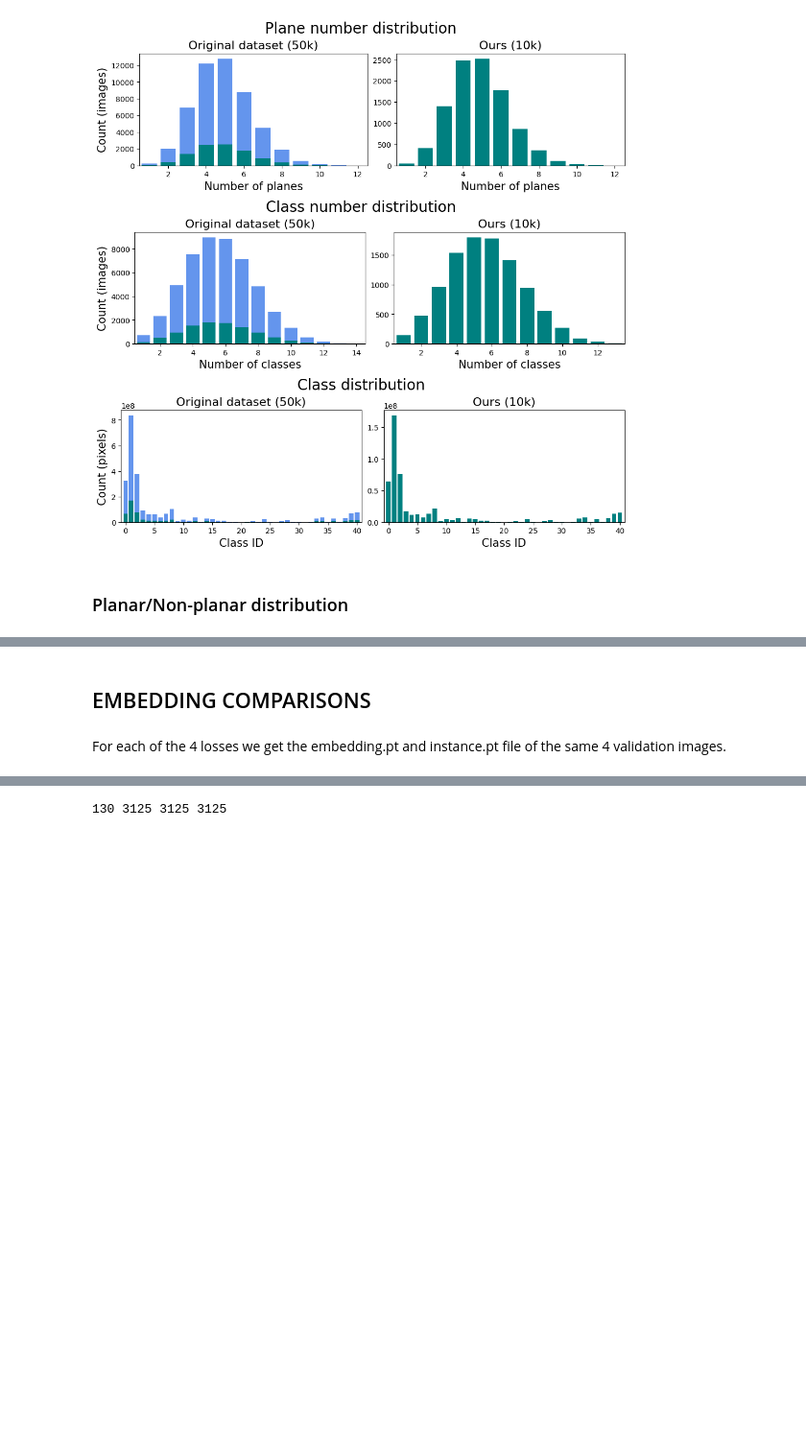
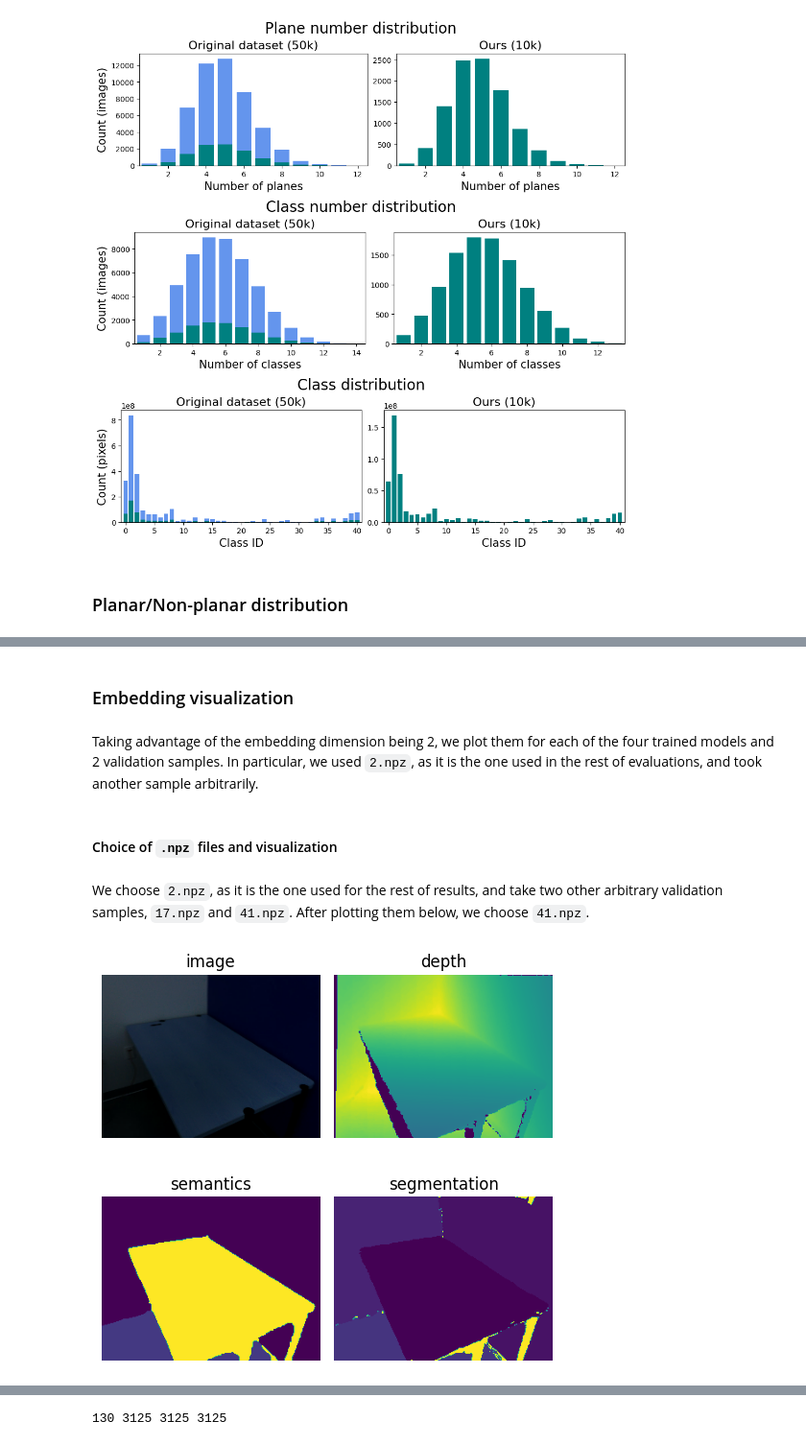
Before and after one commit to Hassan-Sarwat/PlanarReconstruction_ML3D, a Jupyter notebook: Visualizations.ipynb, the cells around one changed output, grey strips where cells are left out. Shown at 96% size. Saved outputs shown, nothing was run; the diff lists cells and outputs as text; code cells hidden in the pictures; blank space fills up the shorter version.

```diff
--- a/Visualizations.ipynb
+++ b/Visualizations.ipynb
@@ -145,4 +146,0 @@ plt.show()
-# %% [markdown]
-## EMBEDDING COMPARISONS
-# %% [markdown]
-For each of the 4 losses we get the embedding.pt and instance.pt file of the same 4 validation images.
@@ -160,0 +147,28 @@ instance_c3 = torch.load('/content/drive/MyDrive/TUM/ML3D/ML project/instance.pt
+# %% [markdown]
+### Embedding visualization
+# %% [markdown]
+Taking advantage of the embedding dimension being 2, we plot them for each of the four trained models and 2 validation samples. In particular, we used `2.npz`, as it is the one used in the rest of evaluations, and took another sample arbitrarily.
+# %% [markdown]
+#### Choice of `.npz` files and visualization
+# %% [markdown]
+We choose `2.npz`, as it is the one used for the rest of results, and take two other arbitrary validation samples, `17.npz` and `41.npz`. After plotting them below, we choose `41.npz`.
+# %%
+def plot_npz(filename):
+  sample = np.load(os.path.join(path, filename))
+  images = ['image', 'depth', 'semantics', 'segmentation'] # normal is all 0
+
+  fig, axes = plt.subplots(2, 2, figsize=(5, 5))
+
+  axes = axes.flatten()
+
+  for i, image in enumerate(images):
+      axes[i].imshow(sample[image])
+      axes[i].set_title(image)
+      axes[i].axis('off')
+
+  plt.tight_layout()
+  plt.show()
+# %%
+plot_npz('2.npz')
+# %% [output]
+[figure, added]
```
Also changed, not shown: parts of 65 cells of this notebook.
